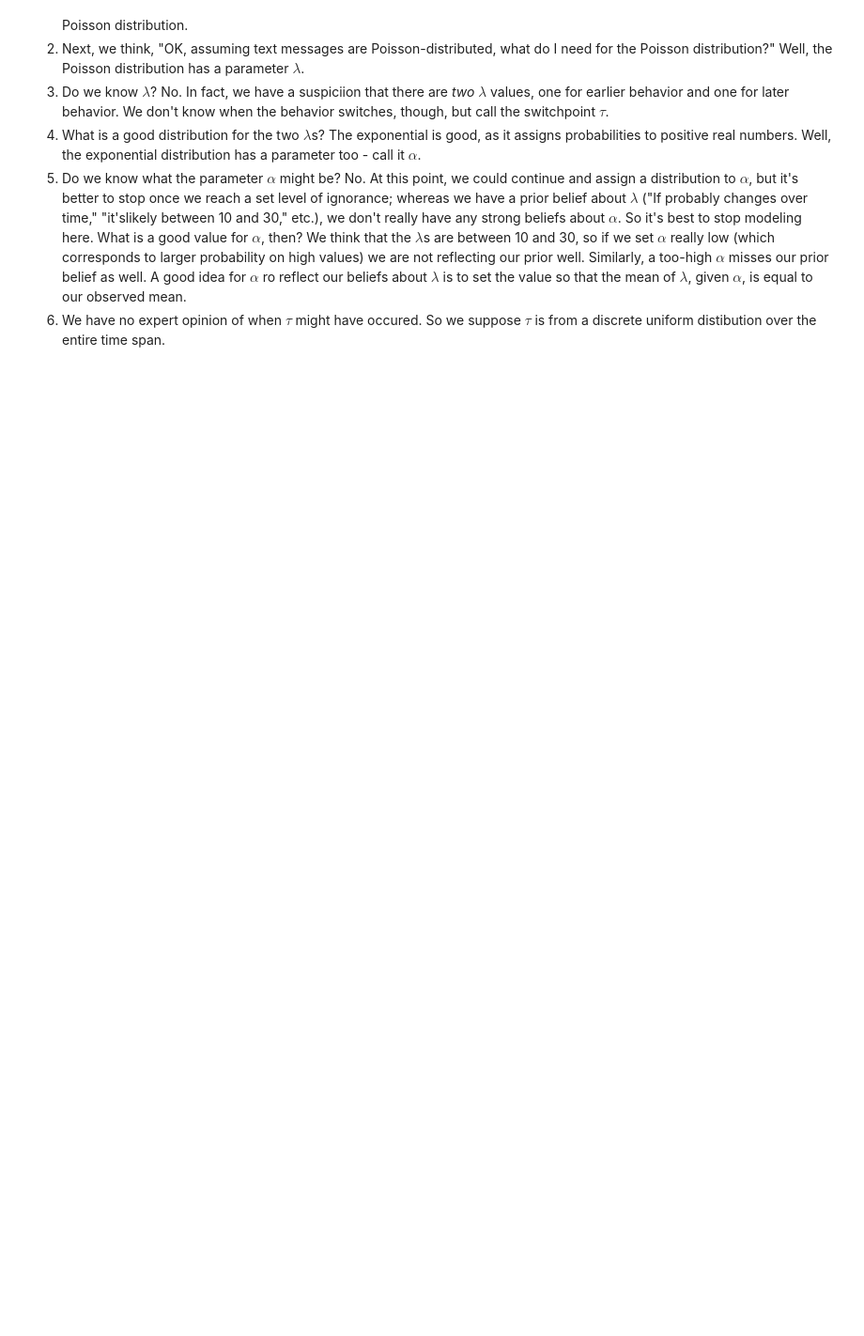
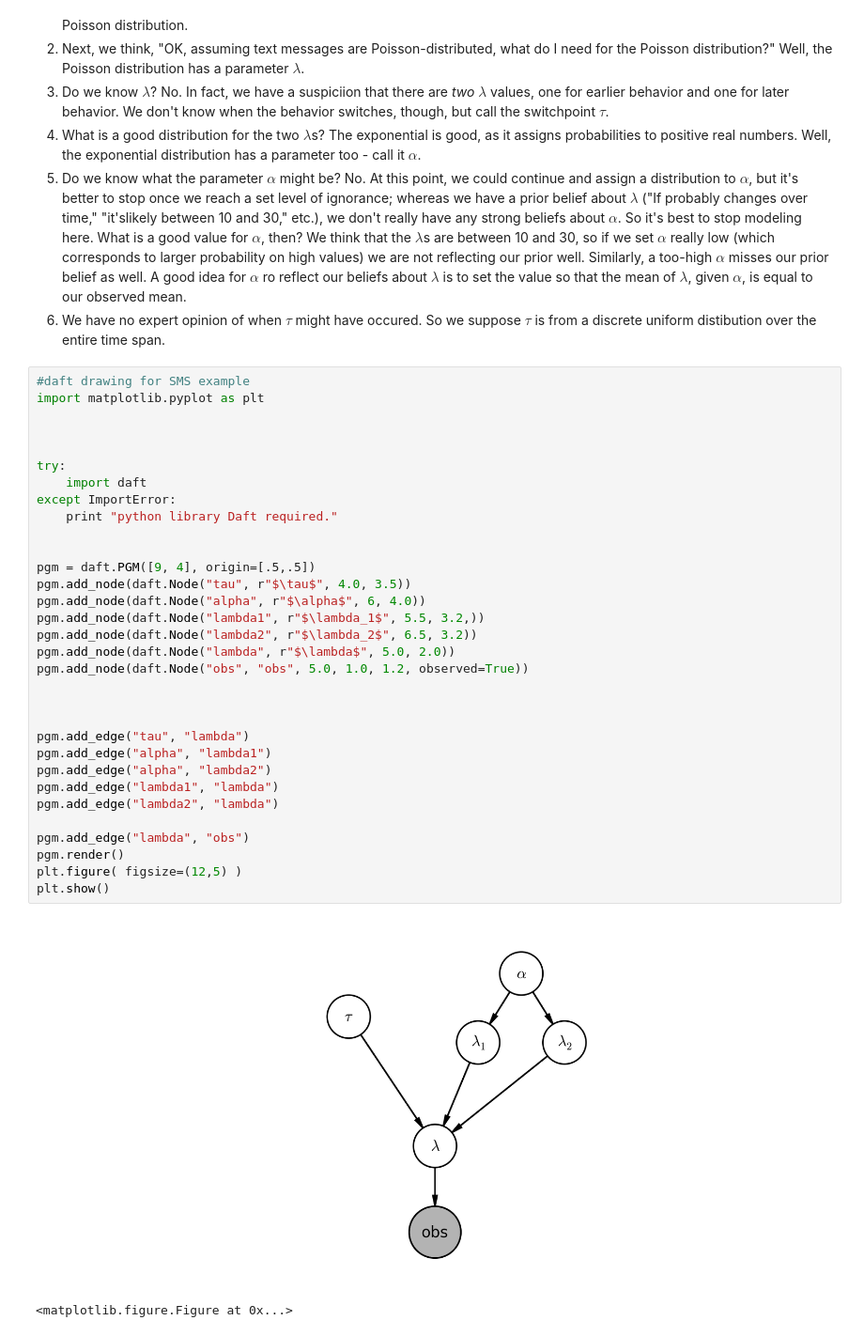
Before and after one commit to doolingdavid/Probabilistic-Programming-and-Bayesian-Methods-for-Hackers, a Jupyter notebook: Chapter2_MorePyMC/chaptertwonotes.ipynb, the cells around one changed output. Shown at 94% size. Cells and saved outputs as stored; diff of their text form; blank space fills up the shorter version.

```diff
--- a/Chapter2_MorePyMC/chaptertwonotes.ipynb
+++ b/Chapter2_MorePyMC/chaptertwonotes.ipynb
@@ -253,3 +253,38 @@ Poisson distribution has a parameter $\lambda$.
 4. What is a good distribution for the two $\lambda$s? The exponential is good, as it assigns probabilities to positive real numbers. Well, the exponential distribution has a parameter too - call it $\alpha$.
 5. Do we know what the parameter $\alpha$ might be? No. At this point, we could continue and assign a distribution to $\alpha$, but it's better to stop once we reach a set level of ignorance; whereas we have a prior belief about $\lambda$ ("If probably changes over time," "it'slikely between 10 and 30," etc.), we don't really have any strong beliefs about $\alpha$. So it's best to stop modeling here. What is a good value for $\alpha$, then? We think that the $\lambda$s are between 10 and 30, so if we set $\alpha$ really low (which corresponds to larger probability on high values) we are not reflecting our prior well. Similarly, a too-high $\alpha$ misses our prior belief as well. A good idea for $\alpha$ ro reflect our beliefs about $\lambda$ is to set the value so that the mean of $\lambda$, given $\alpha$, is equal to our observed mean.
 6. We have no expert opinion of when $\tau$ might have occured. So we suppose $\tau$ is from a discrete uniform distibution over the entire time span.
+# %%
+#daft drawing for SMS example
+import matplotlib.pyplot as plt
+
+
+
+try:
+    import daft
+except ImportError:
+    print "python library Daft required."
+
+
+pgm = daft.PGM([9, 4], origin=[.5,.5])
+pgm.add_node(daft.Node("tau", r"$\tau$", 4.0, 3.5))
+pgm.add_node(daft.Node("alpha", r"$\alpha$", 6, 4.0))
+pgm.add_node(daft.Node("lambda1", r"$\lambda_1$", 5.5, 3.2,))
+pgm.add_node(daft.Node("lambda2", r"$\lambda_2$", 6.5, 3.2))
+pgm.add_node(daft.Node("lambda", r"$\lambda$", 5.0, 2.0))
+pgm.add_node(daft.Node("obs", "obs", 5.0, 1.0, 1.2, observed=True))
+
+
+
+pgm.add_edge("tau", "lambda")
+pgm.add_edge("alpha", "lambda1")
+pgm.add_edge("alpha", "lambda2")
+pgm.add_edge("lambda1", "lambda")
+pgm.add_edge("lambda2", "lambda")
+
+pgm.add_edge("lambda", "obs")
+pgm.render()
+plt.figure( figsize=(12,5) )
+plt.show()
+# %% [output]
+[figure, added]
+<matplotlib.figure.Figure at 0x...>
```
Also changed, not shown: parts of 12 cells of this notebook.
